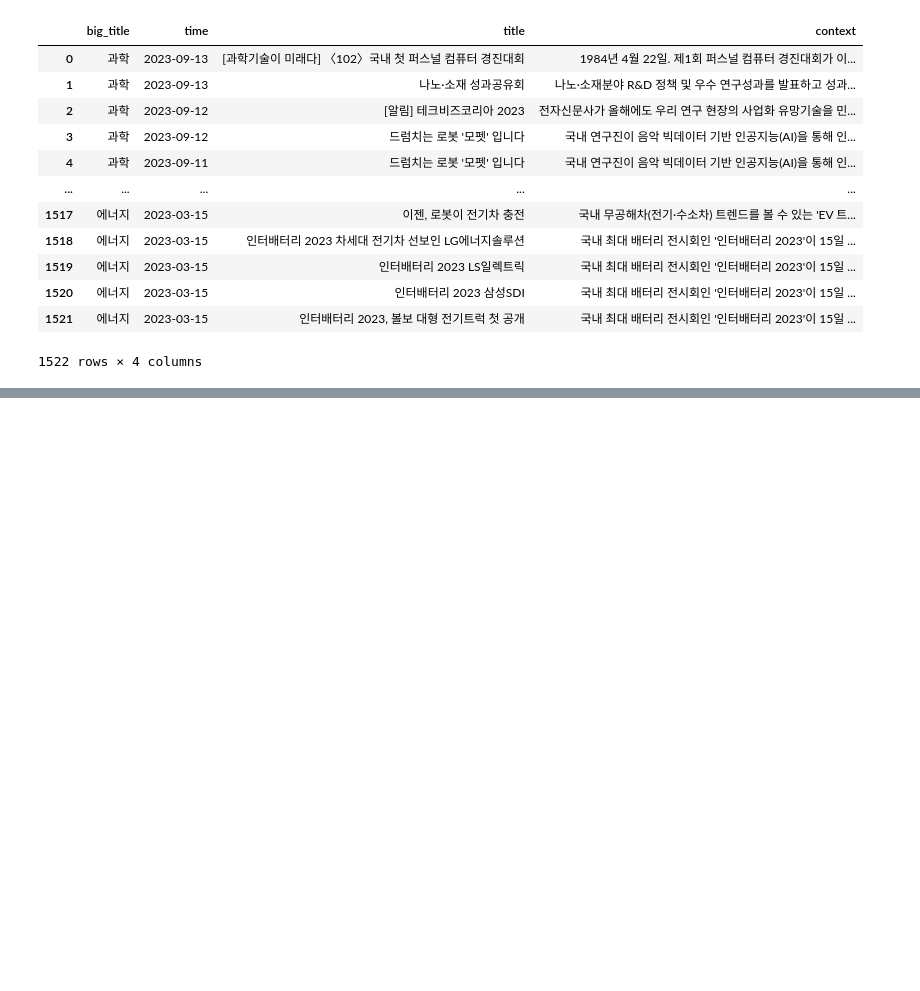
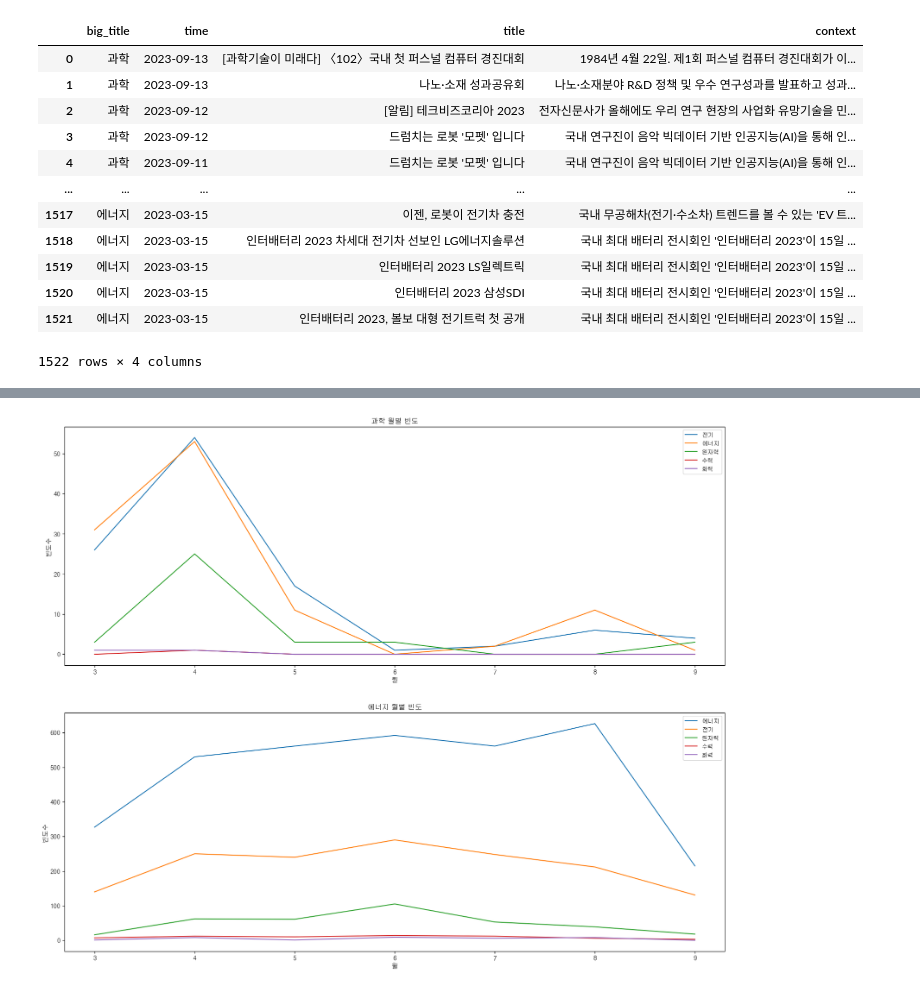
Before and after one commit to yoon0718/kepco, a Jupyter notebook: 09.15_mini_project_data_summary.ipynb, the cells around one changed output, grey strips where cells are left out. Cells and saved outputs as stored; diff of their text form; code cells hidden in the pictures; blank space fills up the shorter version.

```diff
--- a/09.15_mini_project_data_summary.ipynb
+++ b/09.15_mini_project_data_summary.ipynb
@@ -90,0 +537,4 @@ new_data
+# %%
+df2_reset = df2.groupby(['big_title','month']).sum().reset_index().copy()
+df2_reset_science = df2_reset[:7]
+df2_reset_energy = df2_reset[7:]
@@ -90,0 +563,28 @@ new_data
+# %%
+#선이 많아질수록 헷갈림
+#legend()메서드를 호출하여 범례를 설정
+fig, axs = plt.subplots(2, 1, figsize=(20, 16))
+
+axs[0].plot(df2_reset_science['month'], df2_reset_science['elec(fre)'], label='전기')
+axs[0].plot(df2_reset_science['month'], df2_reset_science['ener(fre)'], label='에너지')
+axs[0].plot(df2_reset_science['month'], df2_reset_science['nuc(fre)'], label='원자력')
+axs[0].plot(df2_reset_science['month'], df2_reset_science['water(fre)'], label='수력')
+axs[0].plot(df2_reset_science['month'], df2_reset_science['fire(fre)'], label='화력')
+axs[0].set_xlabel('월', fontsize = 11)
+axs[0].set_ylabel('빈도수', fontsize = 11)
+axs[0].set_title('과학 월별 빈도')
+axs[0].legend()
+
+axs[1].plot(df2_reset_energy['month'], df2_reset_energy['ener(fre)'], label='에너지')
+axs[1].plot(df2_reset_energy['month'], df2_reset_energy['elec(fre)'], label='전기')
+axs[1].plot(df2_reset_energy['month'], df2_reset_energy['nuc(fre)'], label='원자력')
+axs[1].plot(df2_reset_energy['month'], df2_reset_energy['water(fre)'], label='수력')
+axs[1].plot(df2_reset_energy['month'], df2_reset_energy['fire(fre)'], label='화력')
+axs[1].set_xlabel('월', fontsize = 11)
+axs[1].set_ylabel('빈도수', fontsize = 11)
+axs[1].set_title('에너지 월별 빈도')
+axs[1].legend()
+
+fig.show()
+# %% [output]
+[figure, added]
```
Also changed, not shown: parts of 49 cells of this notebook, 1 other file.
